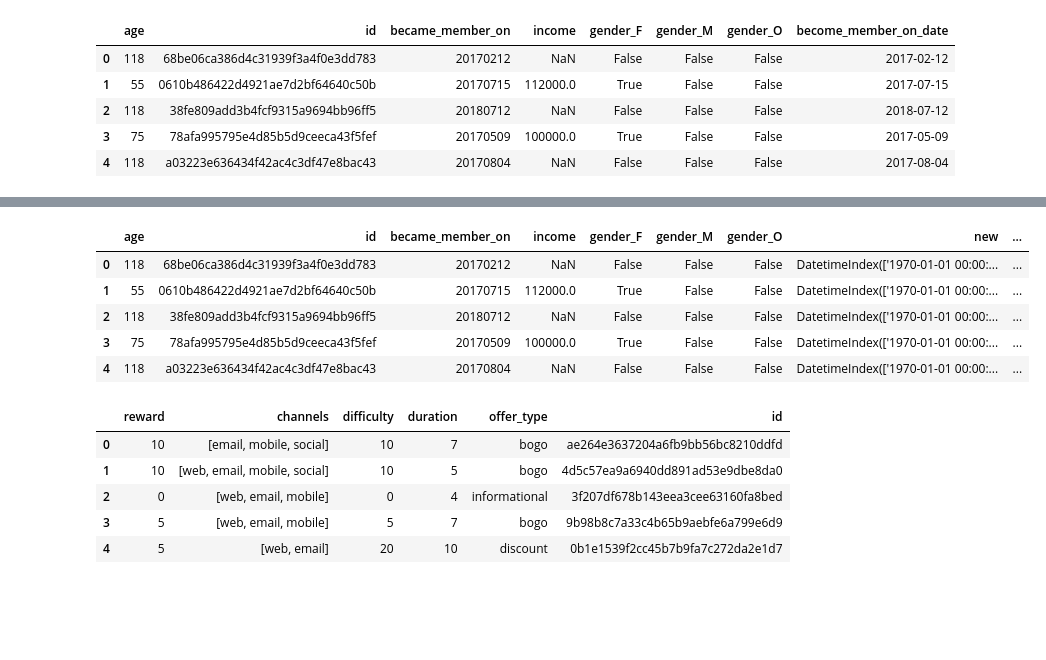
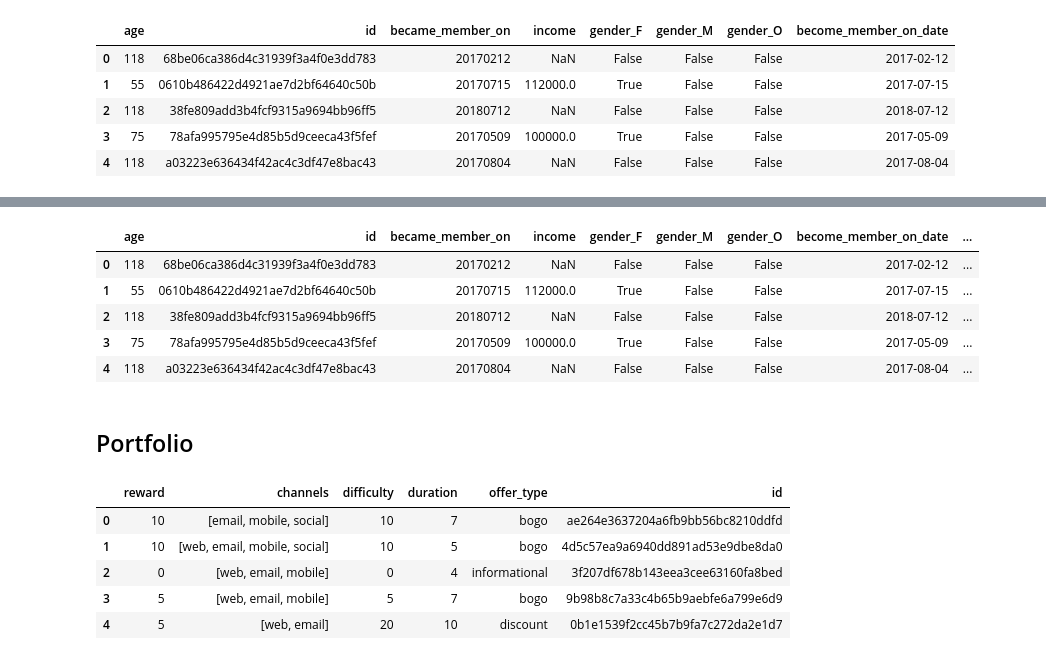
Before and after one commit to seobando/UDACITY_AWSML, a Jupyter notebook: 5 capstone-project/feature_engineering/user_behaviour.ipynb, the cells around one changed output, grey strips where cells are left out. Drawn from its saved outputs; the diff is of its cells as text; code cells hidden in the pictures; blank space fills up the shorter version.

```diff
--- a/5 capstone-project/feature_engineering/user_behaviour.ipynb
+++ b/5 capstone-project/feature_engineering/user_behaviour.ipynb
@@ -36,6 +39,6 @@ profile.head()
 | 4 | 118 | a03223e636434f42ac4c3df47e8bac43 | 20170804 | NaN | False | False | False | 2017-08-04 |
 # %%
 # Get the latest membership date
-latest_date = profile['became_member_on_date'].max()
+latest_date = profile['become_member_on_date'].max()
 print(latest_date)
 # %% [output]
@@ -43,17 +46,16 @@ KeyError: 'became_member_on_date'
 # %%
-
-
 # Apply the function to create a new column with list of dates
-profile['days_since_last_member'] = profile['became_member_on']
-
+profile['days_since_last_member'] = (latest_date - profile['become_member_on_date']).dt.days
 profile.head()
 # %% [output]
-|  | age | id | became_member_on | income | gender_F | gender_M | gender_O | new | ... |
-| 0 | 118 | 68be06ca386d4c31939f3a4f0e3dd783 | 20170212 | NaN | False | False | False | DatetimeIndex(['1970-01-01 00:00:... | ... |
-| 1 | 55 | 0610b486422d4921ae7d2bf64640c50b | 20170715 | 112000.0 | True | False | False | DatetimeIndex(['1970-01-01 00:00:... | ... |
-| 2 | 118 | 38fe809add3b4fcf9315a9694bb96ff5 | 20180712 | NaN | False | False | False | DatetimeIndex(['1970-01-01 00:00:... | ... |
-| 3 | 75 | 78afa995795e4d85b5d9ceeca43f5fef | 20170509 | 100000.0 | True | False | False | DatetimeIndex(['1970-01-01 00:00:... | ... |
-| 4 | 118 | a03223e636434f42ac4c3df47e8bac43 | 20170804 | NaN | False | False | False | DatetimeIndex(['1970-01-01 00:00:... | ... |
+|  | age | id | became_member_on | income | gender_F | gender_M | gender_O | become_member_on_date | ... |
+| 0 | 118 | 68be06ca386d4c31939f3a4f0e3dd783 | 20170212 | NaN | False | False | False | 2017-02-12 | ... |
+| 1 | 55 | 0610b486422d4921ae7d2bf64640c50b | 20170715 | 112000.0 | True | False | False | 2017-07-15 | ... |
+| 2 | 118 | 38fe809add3b4fcf9315a9694bb96ff5 | 20180712 | NaN | False | False | False | 2018-07-12 | ... |
+| 3 | 75 | 78afa995795e4d85b5d9ceeca43f5fef | 20170509 | 100000.0 | True | False | False | 2017-05-09 | ... |
+| 4 | 118 | a03223e636434f42ac4c3df47e8bac43 | 20170804 | NaN | False | False | False | 2017-08-04 | ... |
+# %% [markdown]
+## Portfolio
 # %%
 portfolio = pd.read_json('../data/portfolio.json', orient='records', lines=True)
 portfolio.head()
```
Also changed, not shown: parts of 15 cells of this notebook, 4 other files.
